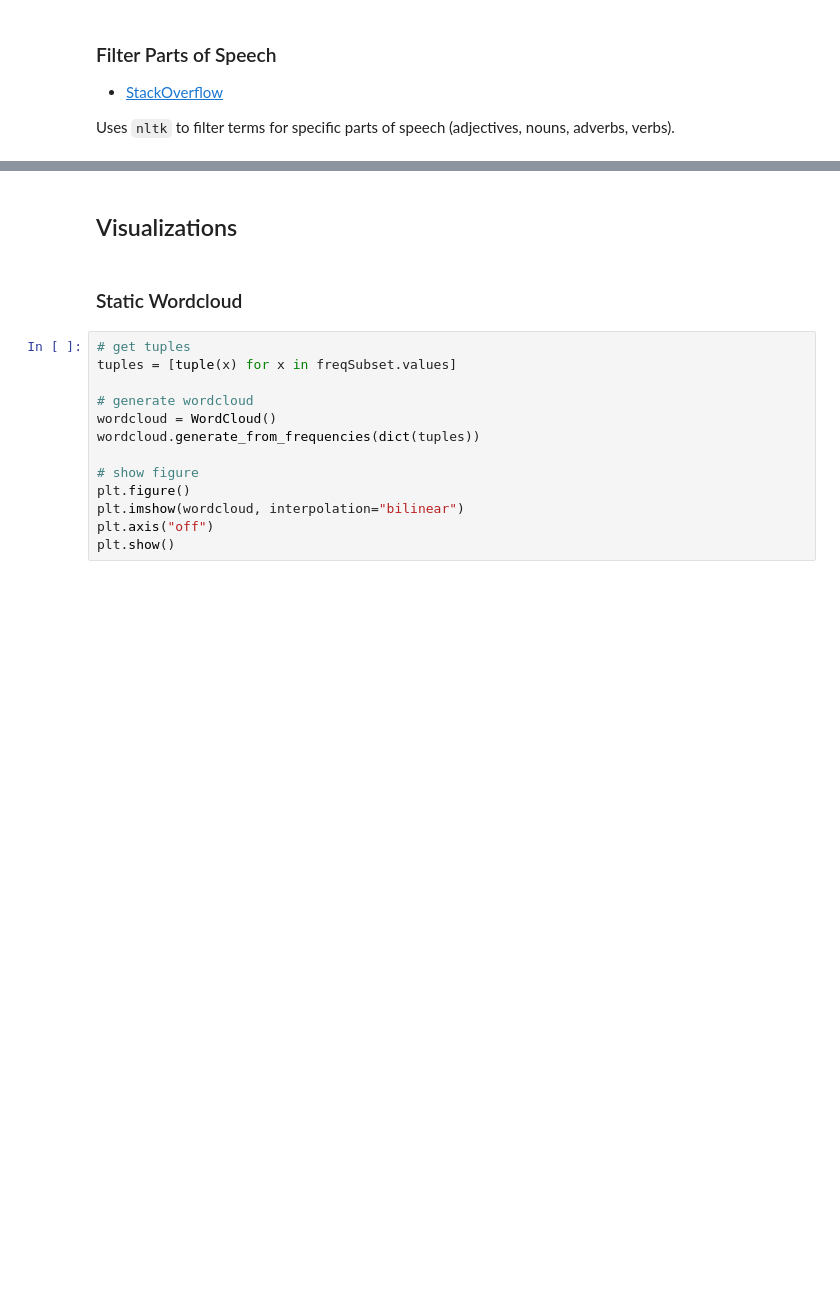
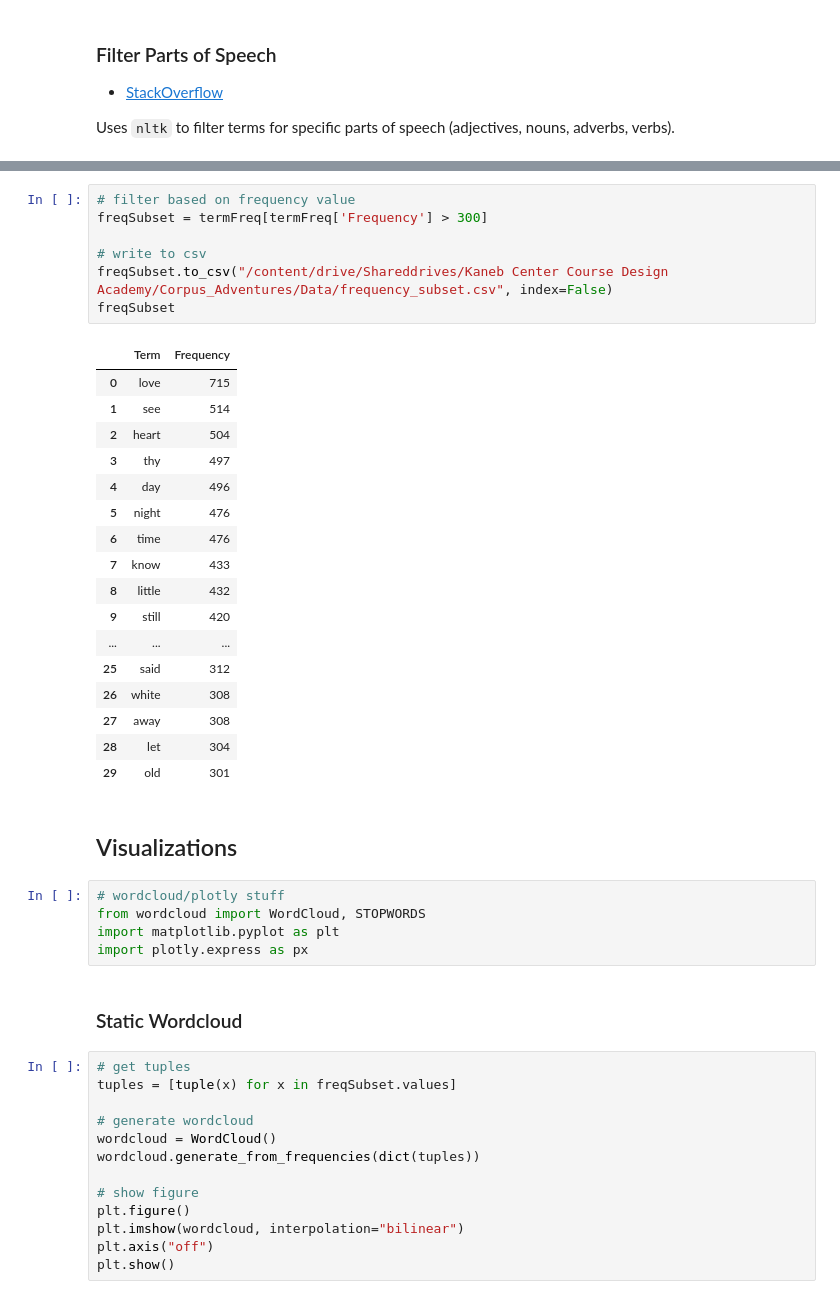
Before and after one commit to kwaldenphd/poemBot, a Jupyter notebook: test_interfaces.ipynb, the cells around one changed output, grey strips where cells are left out. Cells and saved outputs as stored; diff of their text form; blank space fills up the shorter version.

```diff
--- a/test_interfaces.ipynb
+++ b/test_interfaces.ipynb
@@ -420,5 +618,35 @@ freqSubset
+# %%
+# filter based on frequency value
+freqSubset = termFreq[termFreq['Frequency'] > 300]
+
+# write to csv
+freqSubset.to_csv("/content/drive/Shareddrives/Kaneb Center Course Design Academy/Corpus_Adventures/Data/frequency_subset.csv", index=False)
+freqSubset
+# %% [output]
+|  | Term | Frequency |
+| 0 | love | 715 |
+| 1 | see | 514 |
+| 2 | heart | 504 |
+| 3 | thy | 497 |
+| 4 | day | 496 |
+| 5 | night | 476 |
+| 6 | time | 476 |
+| 7 | know | 433 |
+| 8 | little | 432 |
+| 9 | still | 420 |
+| ... | ... | ... |
+| 25 | said | 312 |
+| 26 | white | 308 |
+| 27 | away | 308 |
+| 28 | let | 304 |
+| 29 | old | 301 |
 # %% [markdown]
 ## Visualizations
+# %%
+# wordcloud/plotly stuff
+from wordcloud import WordCloud, STOPWORDS
+import matplotlib.pyplot as plt
+import plotly.express as px
 # %% [markdown]
 ### Static Wordcloud
 # %%
```
Also changed, not shown: parts of 37 cells of this notebook.
